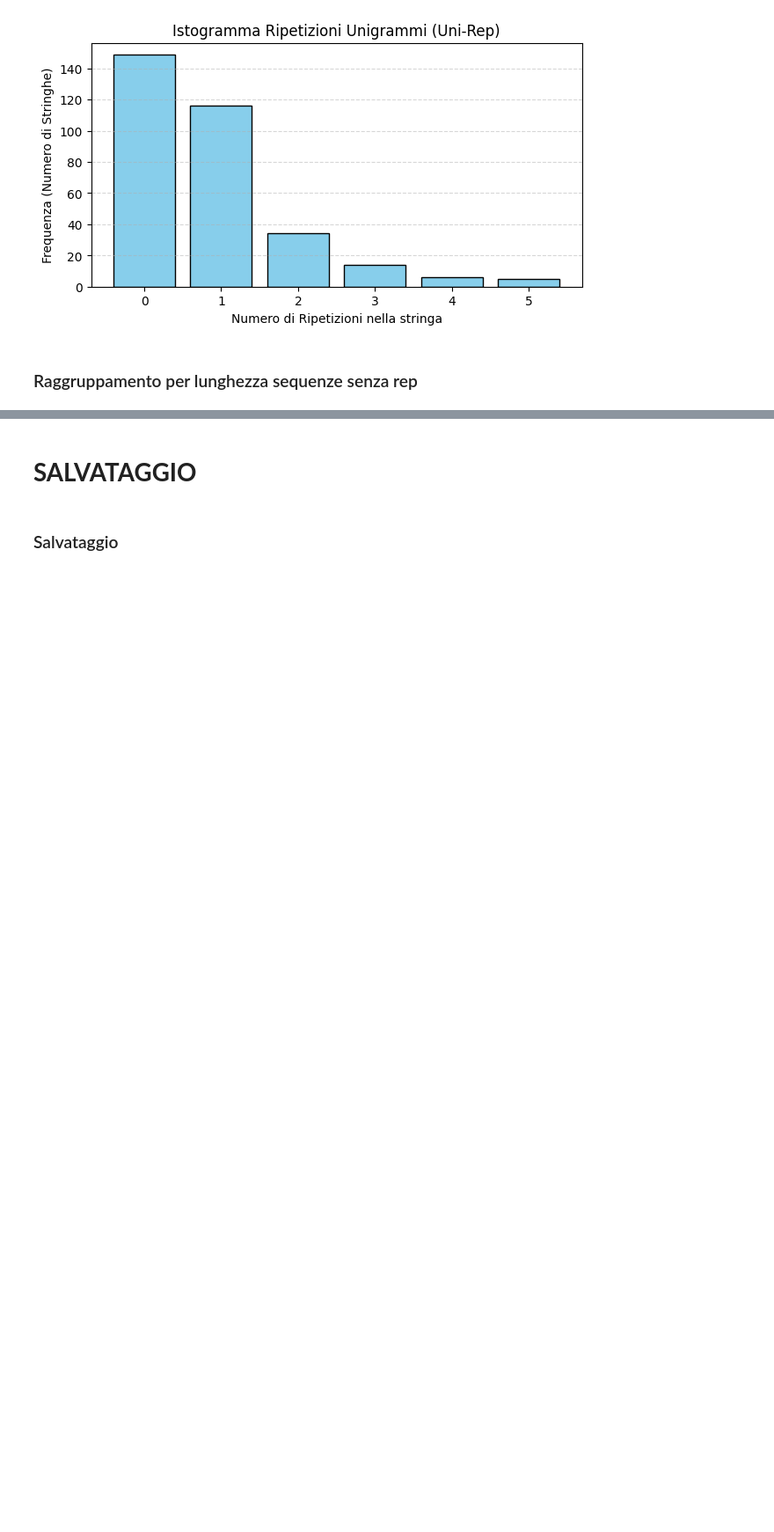
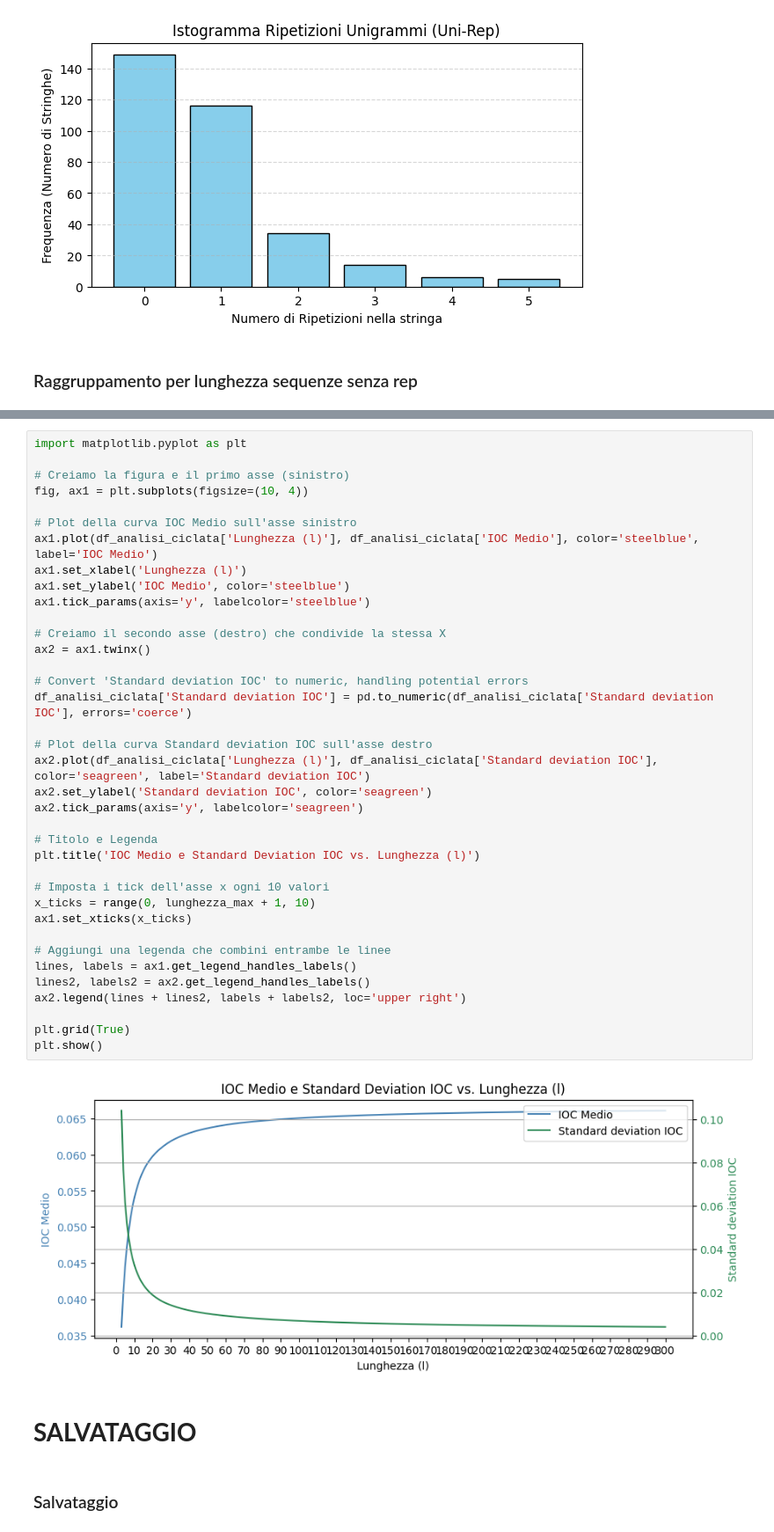
Before and after one commit to Malotrou/Zodiac_linguistic_analysis, a Jupyter notebook: Z340_analysis_jarvle.ipynb, the cells around one changed output, grey strips where cells are left out. Shown at 88% size. Saved outputs shown, nothing was run; the diff lists cells and outputs as text; blank space fills up the shorter version.

```diff
--- a/Z340_analysis_jarvle.ipynb
+++ b/Z340_analysis_jarvle.ipynb
@@ -878,3 +954,42 @@ Name: count, dtype: int64
+# %%
+import matplotlib.pyplot as plt
+
+# Creiamo la figura e il primo asse (sinistro)
+fig, ax1 = plt.subplots(figsize=(10, 4))
+
+# Plot della curva IOC Medio sull'asse sinistro
+ax1.plot(df_analisi_ciclata['Lunghezza (l)'], df_analisi_ciclata['IOC Medio'], color='steelblue', label='IOC Medio')
+ax1.set_xlabel('Lunghezza (l)')
+ax1.set_ylabel('IOC Medio', color='steelblue')
+ax1.tick_params(axis='y', labelcolor='steelblue')
+
+# Creiamo il secondo asse (destro) che condivide la stessa X
+ax2 = ax1.twinx()
+
+# Convert 'Standard deviation IOC' to numeric, handling potential errors
+df_analisi_ciclata['Standard deviation IOC'] = pd.to_numeric(df_analisi_ciclata['Standard deviation IOC'], errors='coerce')
+
+# Plot della curva Standard deviation IOC sull'asse destro
+ax2.plot(df_analisi_ciclata['Lunghezza (l)'], df_analisi_ciclata['Standard deviation IOC'], color='seagreen', label='Standard deviation IOC')
+ax2.set_ylabel('Standard deviation IOC', color='seagreen')
+ax2.tick_params(axis='y', labelcolor='seagreen')
+
+# Titolo e Legenda
+plt.title('IOC Medio e Standard Deviation IOC vs. Lunghezza (l)')
+
+# Imposta i tick dell'asse x ogni 10 valori
+x_ticks = range(0, lunghezza_max + 1, 10)
+ax1.set_xticks(x_ticks)
+
+# Aggiungi una legenda che combini entrambe le linee
+lines, labels = ax1.get_legend_handles_labels()
+lines2, labels2 = ax2.get_legend_handles_labels()
+ax2.legend(lines + lines2, labels + labels2, loc='upper right')
+
+plt.grid(True)
+plt.show()
+# %% [output]
+[figure, added]
 # %% [markdown]
 # **SALVATAGGIO**
 # %% [markdown]
```
Also changed, not shown: parts of 12 cells of this notebook.
